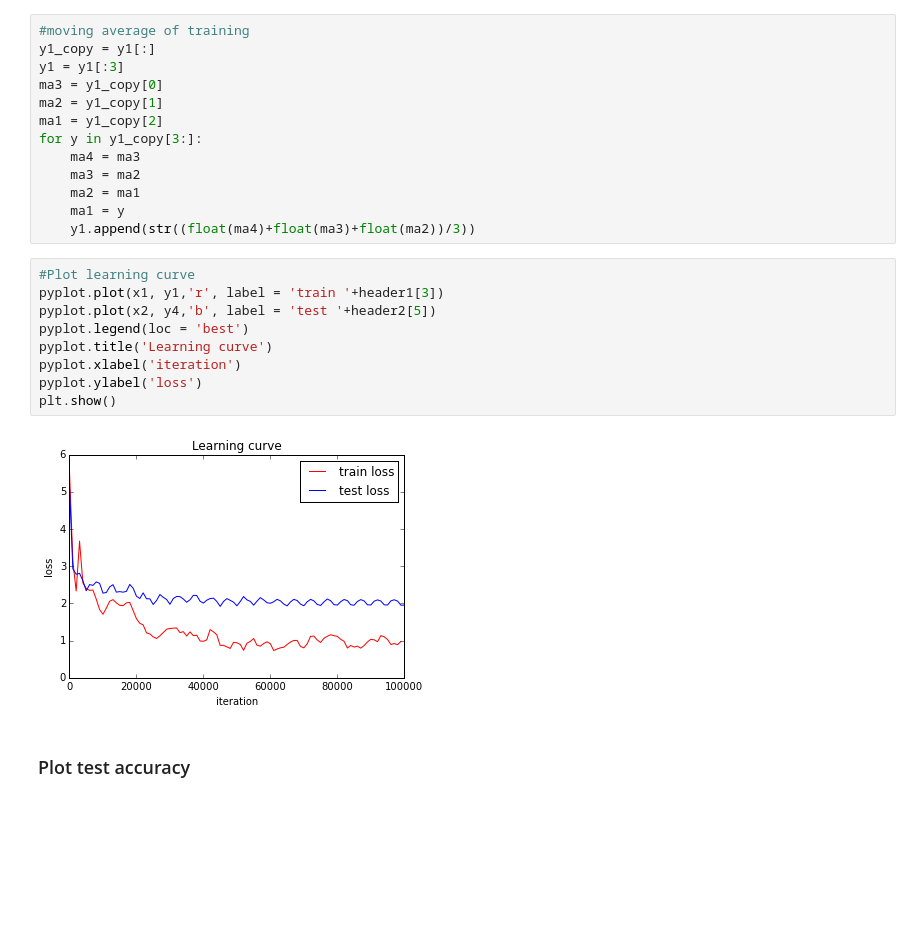
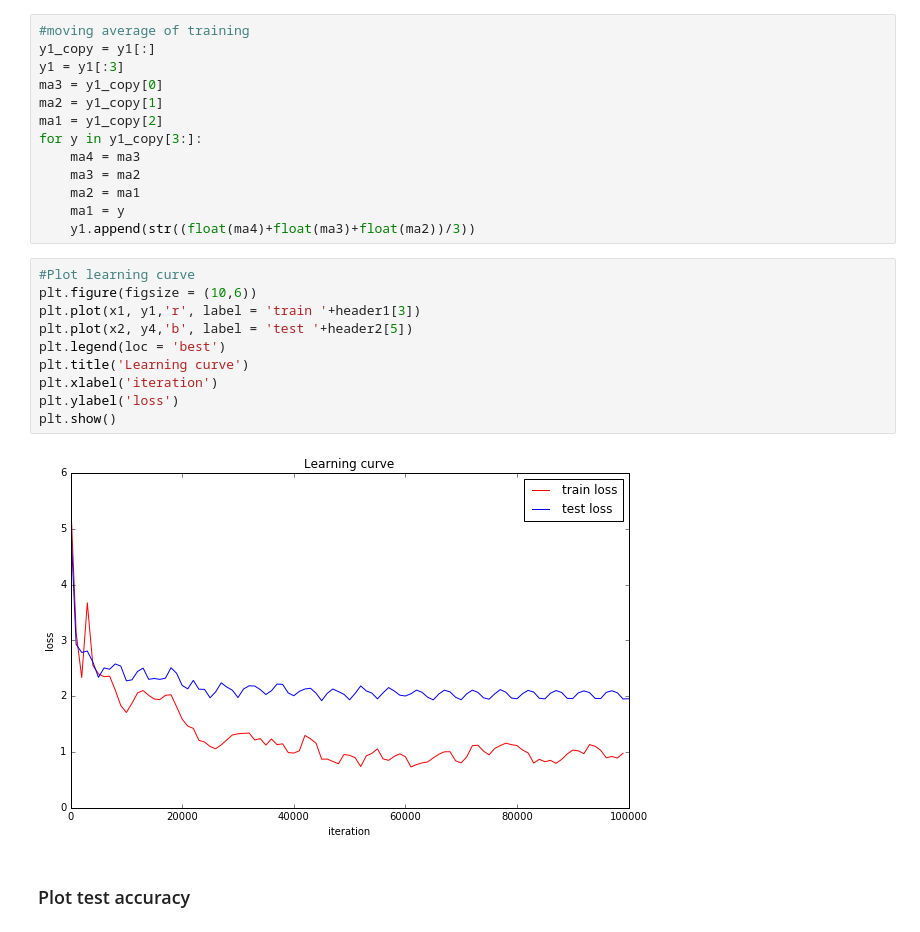
Before and after one commit to THU-HCI2016-MLGroup/FingerprintOnPaintings, a Jupyter notebook: Fingerprint on Paintings.ipynb, the cells around one changed output. Saved outputs shown, nothing was run; the diff lists cells and outputs as text; blank space fills up the shorter version.

```diff
--- a/Fingerprint on Paintings.ipynb
+++ b/Fingerprint on Paintings.ipynb
@@ -148,15 +150,16 @@ for y in y1_copy[3:]:
     y1.append(str((float(ma4)+float(ma3)+float(ma2))/3))
 # %%
 #Plot learning curve
-pyplot.plot(x1, y1,'r', label = 'train '+header1[3])
-pyplot.plot(x2, y4,'b', label = 'test '+header2[5])
-pyplot.legend(loc = 'best')
-pyplot.title('Learning curve')
-pyplot.xlabel('iteration')
-pyplot.ylabel('loss')
+plt.figure(figsize = (10,6))
+plt.plot(x1, y1,'r', label = 'train '+header1[3])
+plt.plot(x2, y4,'b', label = 'test '+header2[5])
+plt.legend(loc = 'best')
+plt.title('Learning curve')
+plt.xlabel('iteration')
+plt.ylabel('loss')
 plt.show()
 # %% [output]
-[figure, old version]
+[figure, new version]
 # %% [markdown]
 ### Plot test accuracy
 # %%
```
Also changed, not shown: parts of 9 cells of this notebook, 1 other file.
